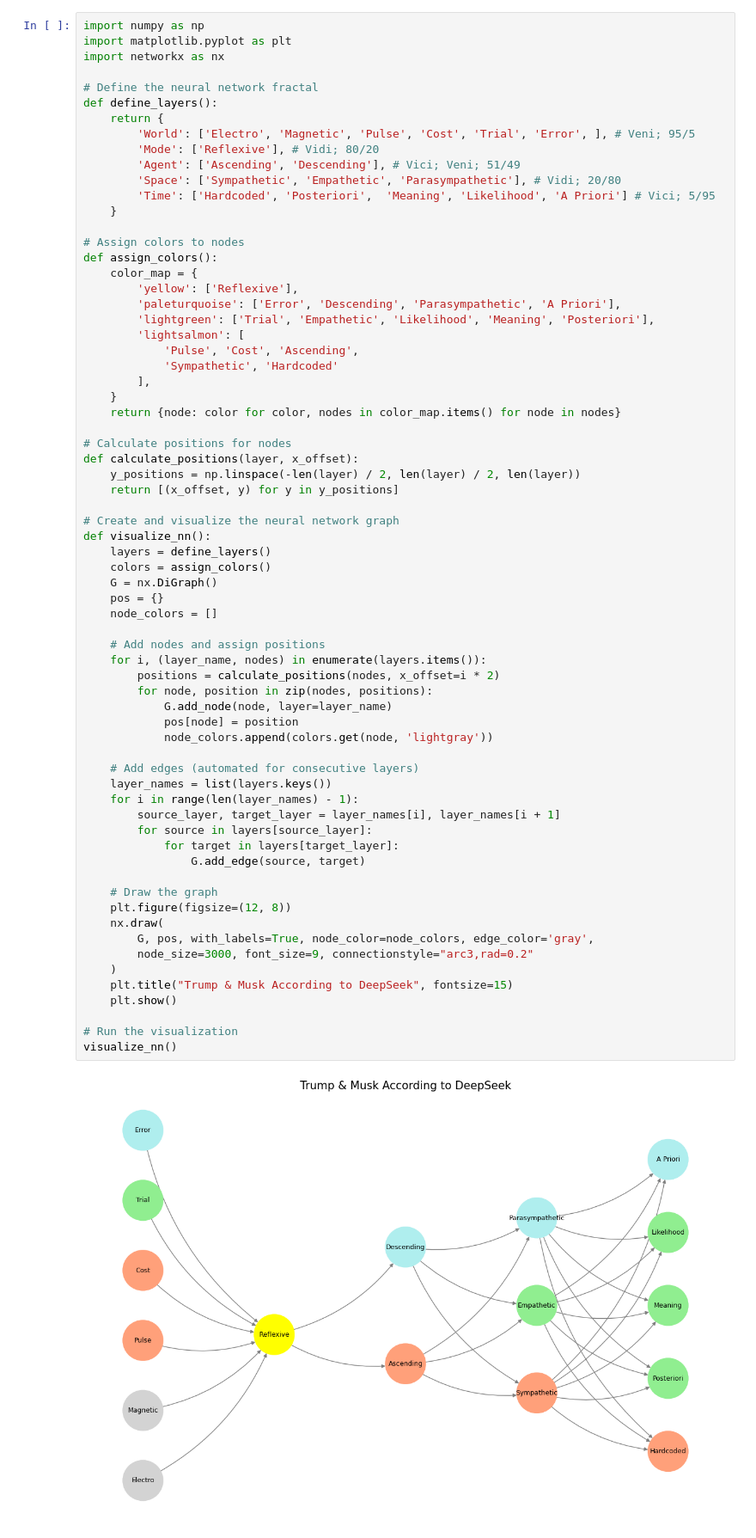
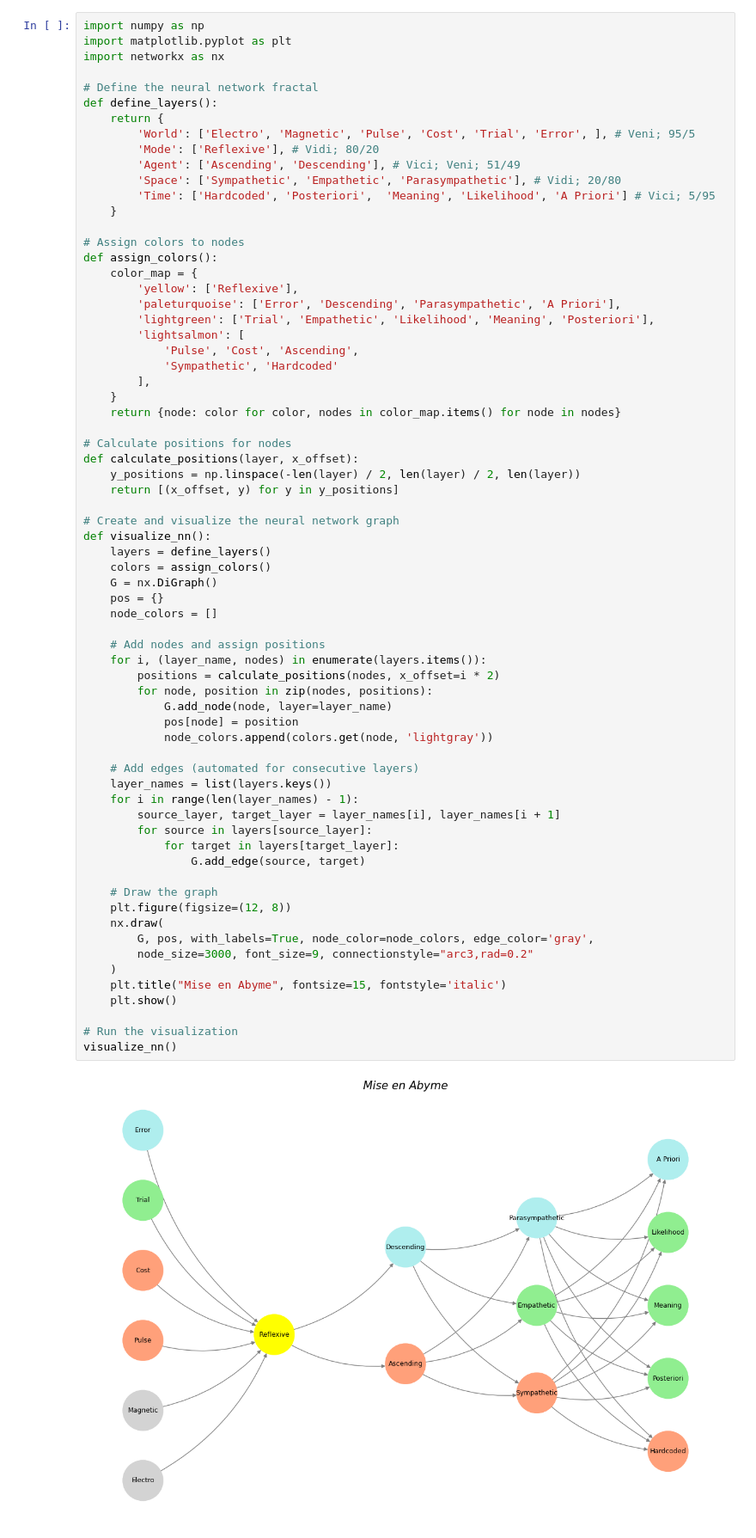
Before and after one commit to abikesa/palate, a Jupyter notebook: kitabo/ensi/_build/html/_sources/act2/chapter2.ipynb, the cells around one changed output. Shown: that part at 86% size. Saved outputs shown, nothing was run; the diff lists cells and outputs as text.

Commit message:
Mise en abyme

````diff
--- a/kitabo/ensi/_build/html/_sources/act2/chapter2.ipynb
+++ b/kitabo/ensi/_build/html/_sources/act2/chapter2.ipynb
@@ -53,35 +53,35 @@ def visualize_nn():
     pos = {}
     node_colors = []
 
     # Add nodes and assign positions
     for i, (layer_name, nodes) in enumerate(layers.items()):
         positions = calculate_positions(nodes, x_offset=i * 2)
         for node, position in zip(nodes, positions):
             G.add_node(node, layer=layer_name)
             pos[node] = position
             node_colors.append(colors.get(node, 'lightgray'))
 
     # Add edges (automated for consecutive layers)
     layer_names = list(layers.keys())
     for i in range(len(layer_names) - 1):
         source_layer, target_layer = layer_names[i], layer_names[i + 1]
         for source in layers[source_layer]:
             for target in layers[target_layer]:
                 G.add_edge(source, target)
 
     # Draw the graph
     plt.figure(figsize=(12, 8))
     nx.draw(
         G, pos, with_labels=True, node_color=node_colors, edge_color='gray',
         node_size=3000, font_size=9, connectionstyle="arc3,rad=0.2"
     )
-    plt.title("Trump & Musk According to DeepSeek", fontsize=15)
+    plt.title("Mise en Abyme", fontsize=15, fontstyle='italic')
     plt.show()
 
 # Run the visualization
 visualize_nn()
 # %% [output]
-[figure, old version]
+[figure, new version]
 # %% [markdown]
 ```{figure} ../figures/blanche.*
 ---
````
Also changed, not shown: 9 other files.
